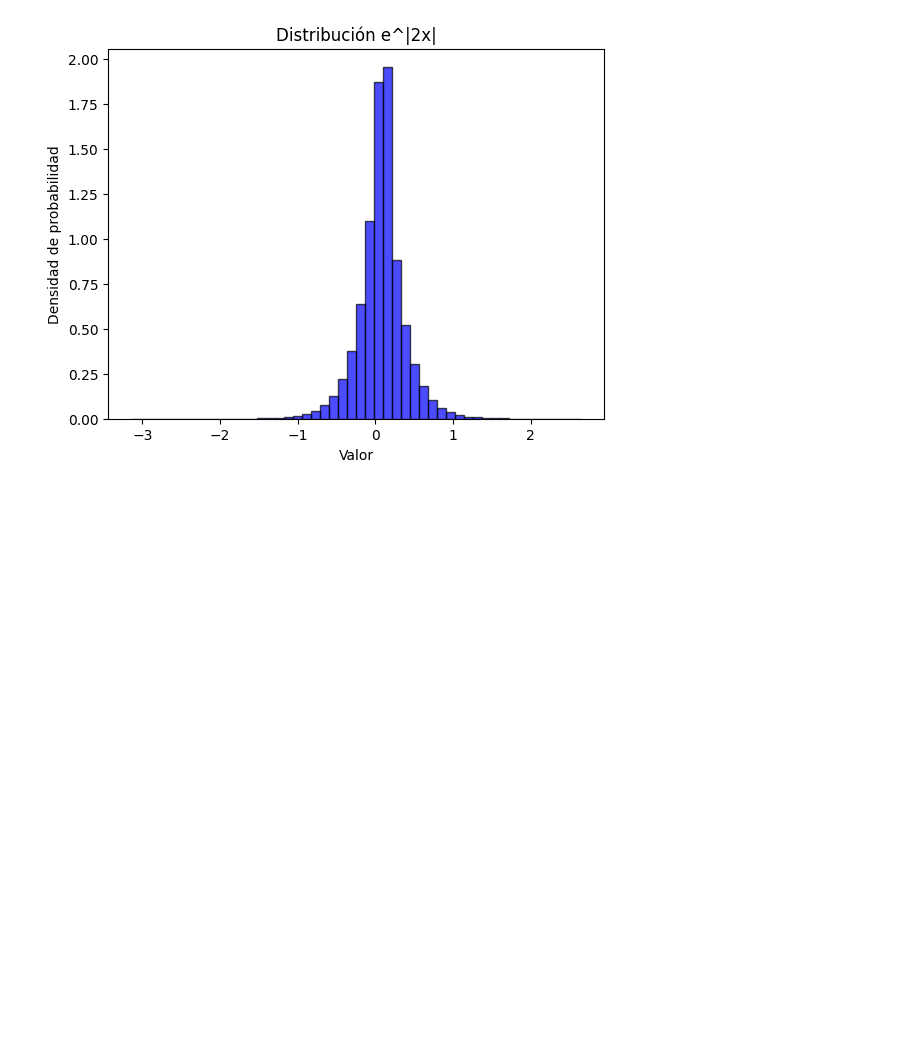
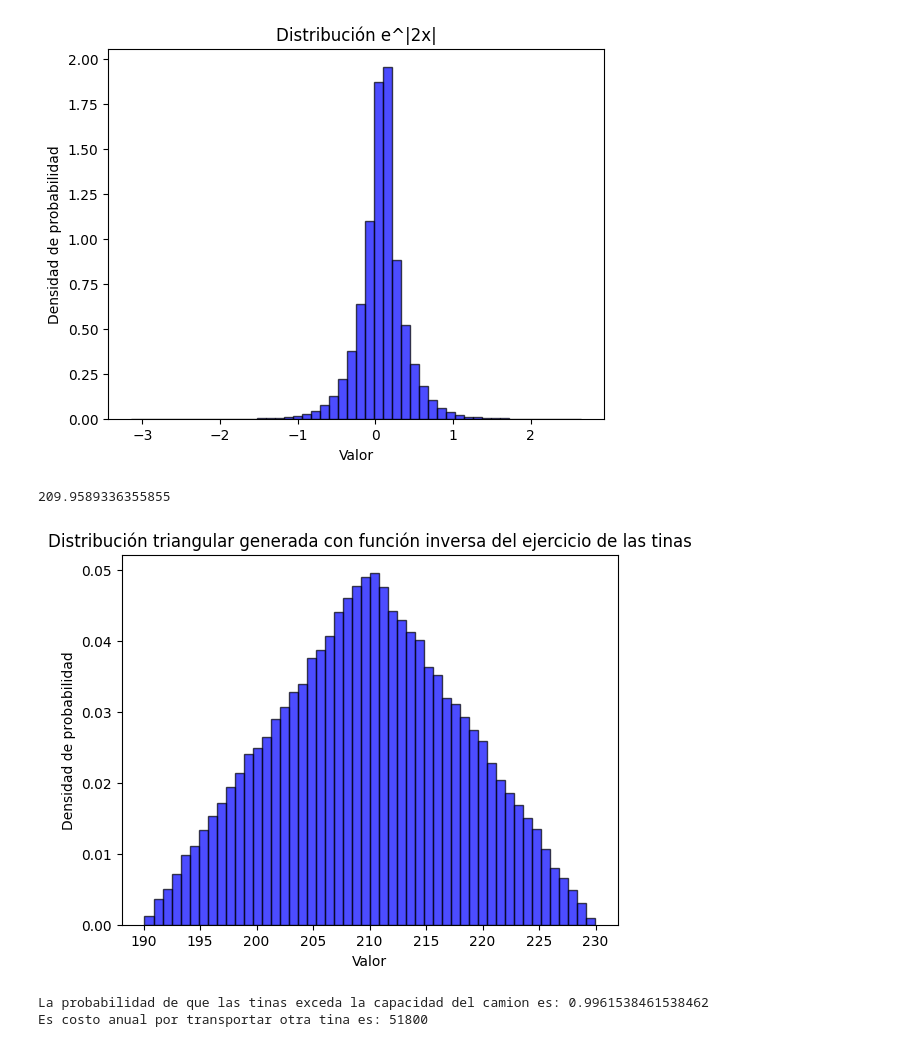
Before and after one commit to Zarate73/Simulaci-n-, a Jupyter notebook: Catalogo_de_distribuciones.ipynb, the cells around one changed output. Drawn from its saved outputs; the diff is of its cells as text; code cells hidden in the pictures; blank space fills up the shorter version.

```diff
--- a/Catalogo_de_distribuciones.ipynb
+++ b/Catalogo_de_distribuciones.ipynb
@@ -675,3 +675,22 @@ plt.title('Distribución e^|2x|')
 plt.show()
 # %% [output]
 [figure]
+# %%
+G=distriangular(190,210,230,90000)
+print(np.mean(G))
+
+#plt.hist(G, bins=50, density=True, alpha=0.6, color='g');
+
+# Crear histograma para visualizar la distribución
+plt.hist(G, bins=50, density=True, alpha=0.7, color='blue', edgecolor='black')
+
+# Agregar etiquetas y título
+plt.xlabel('Valor')
+plt.ylabel('Densidad de probabilidad')
+plt.title('Distribución triangular generada con función inversa del ejercicio de las tinas')
+
+# Mostrar la gráfica
+plt.show()
+# %% [output]
+209.9589336355855
+[figure, added]
@@ -677,0 +721,8 @@ plt.show()
+# %%
+g, h=tinas(1000,260,190,210,230)
+print("La probabilidad de que las tinas exceda la capacidad del camion es:",g)
+
+print("Es costo anual por transportar otra tina es:", h)
+# %% [output]
+La probabilidad de que las tinas exceda la capacidad del camion es: 0.9961538461538462
+Es costo anual por transportar otra tina es: 51800
```
Also changed, not shown: parts of 4 cells of this notebook.
